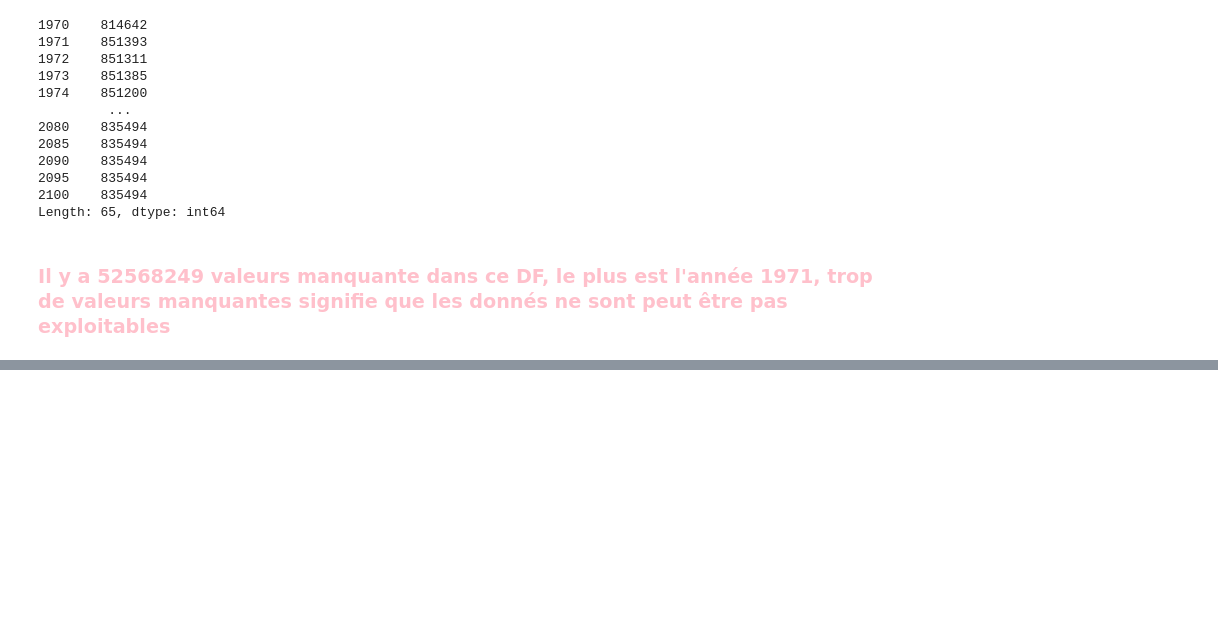
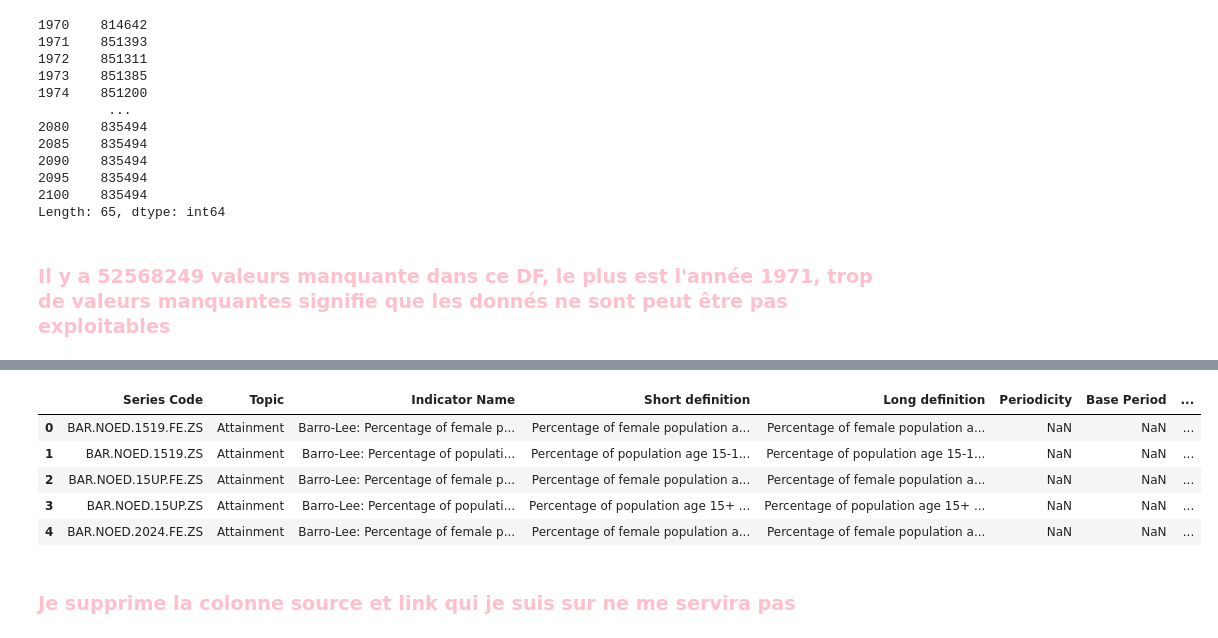
Before and after one commit to SafiaData/OpenclassroomsProjet2, a Jupyter notebook: PROJET 2 OPENCLASSROOMS .ipynb, the cells around one changed output, grey strips where cells are left out. Saved outputs shown, nothing was run; the diff lists cells and outputs as text; code cells hidden in the pictures; blank space fills up the shorter version.

```diff
--- a/PROJET 2 OPENCLASSROOMS .ipynb
+++ b/PROJET 2 OPENCLASSROOMS .ipynb
@@ -629,0 +781,17 @@ Length: 65, dtype: int64
+# %%
+df_stat_series = df_stat_series.drop(columns=['Related indicators'])
+# %%
+df_stat_series = df_stat_series.drop(columns=['Other web links'])
+# %%
+df_stat_series = df_stat_series.drop(columns=['Notes from original source'])
+# %%
+df_stat_series = df_stat_series.drop(columns=['Unit of measure'])
+# %%
+df_stat_series.head()
+# %% [output]
+|  | Series Code | Topic | Indicator Name | Short definition | Long definition | Periodicity | Base Period | ... |
+| 0 | BAR.NOED.1519.FE.ZS | Attainment | Barro-Lee: Percentage of female p... | Percentage of female population a... | Percentage of female population a... | NaN | NaN | ... |
+| 1 | BAR.NOED.1519.ZS | Attainment | Barro-Lee: Percentage of populati... | Percentage of population age 15-1... | Percentage of population age 15-1... | NaN | NaN | ... |
+| 2 | BAR.NOED.15UP.FE.ZS | Attainment | Barro-Lee: Percentage of female p... | Percentage of female population a... | Percentage of female population a... | NaN | NaN | ... |
+| 3 | BAR.NOED.15UP.ZS | Attainment | Barro-Lee: Percentage of populati... | Percentage of population age 15+ ... | Percentage of population age 15+ ... | NaN | NaN | ... |
+| 4 | BAR.NOED.2024.FE.ZS | Attainment | Barro-Lee: Percentage of female p... | Percentage of female population a... | Percentage of female population a... | NaN | NaN | ... |
@@ -629,0 +802,2 @@ Length: 65, dtype: int64
+# %% [markdown]
+### <span style="color:pink"> Je supprime la colonne source et link qui je suis sur ne me servira pas </span>
```
Also changed, not shown: parts of 29 cells of this notebook.
